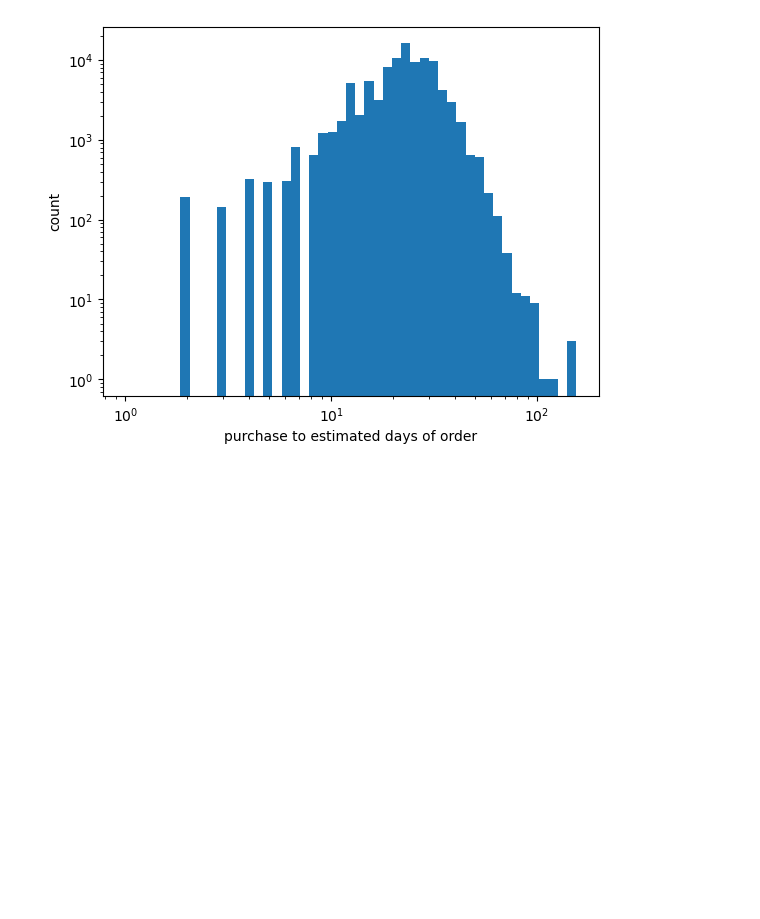
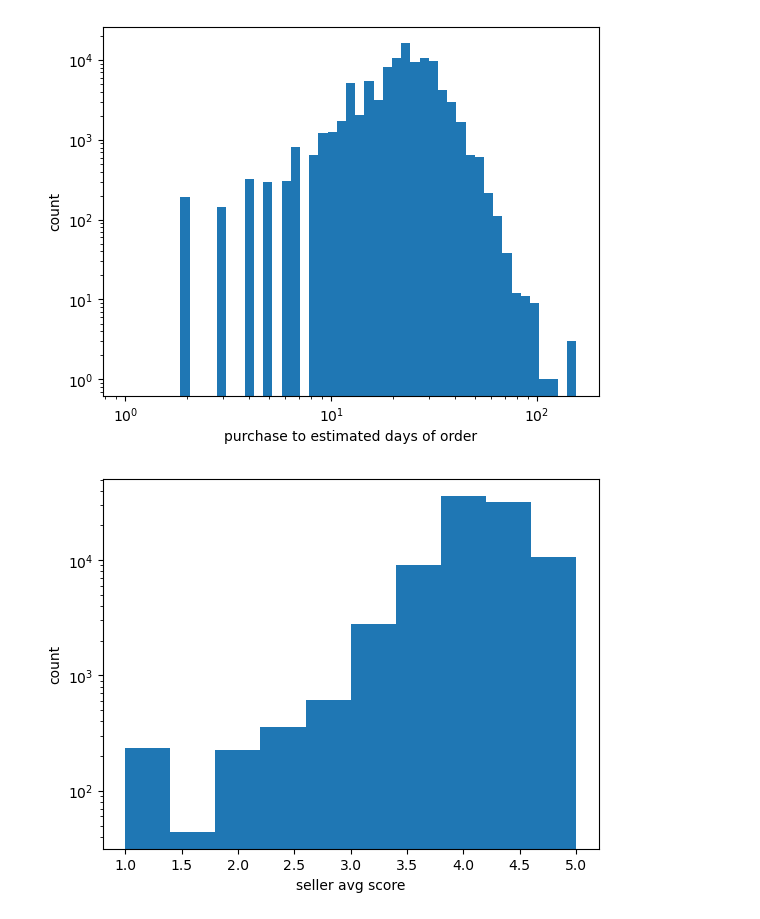
Before and after one commit to chentonghao/Midterm, a Jupyter notebook: eda&preprocessing.ipynb, the cells around one changed output. Drawn from its saved outputs; the diff is of its cells as text; code cells hidden in the pictures; blank space fills up the shorter version.

```diff
--- a/eda&preprocessing.ipynb
+++ b/eda&preprocessing.ipynb
@@ -202,6 +213,15 @@ plt.ylabel('count')
 plt.show()
 # %% [output]
 [figure]
+# %%
+df["seller_avg_score_past"].plot.hist(bins=10)
+plt.semilogy()
+# plt.semilogx()
+plt.xlabel('seller avg score')
+plt.ylabel('count')
+plt.show()
+# %% [output]
+[figure, added]
 # %%
 categorical_colsforpic = ["main_payment_type", "same_state", "purchase_month", "purchase_dow"]
 
```
Also changed, not shown: parts of 29 cells of this notebook, 7 other files.
